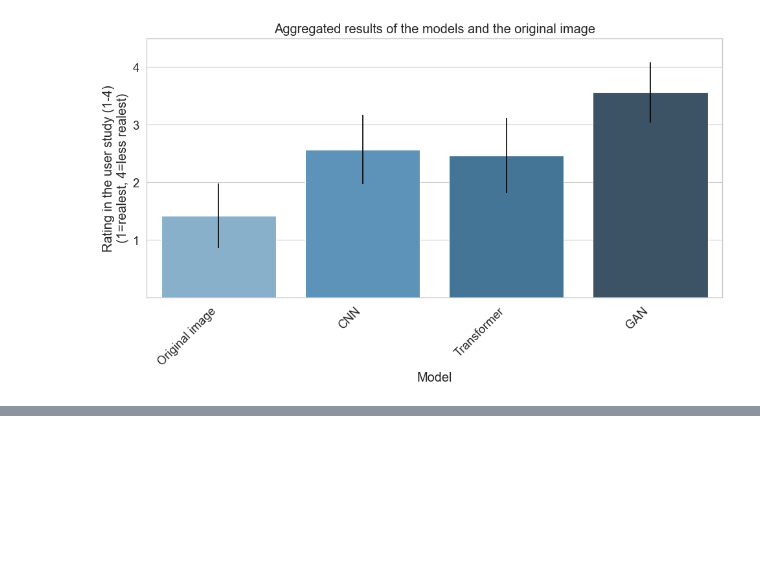
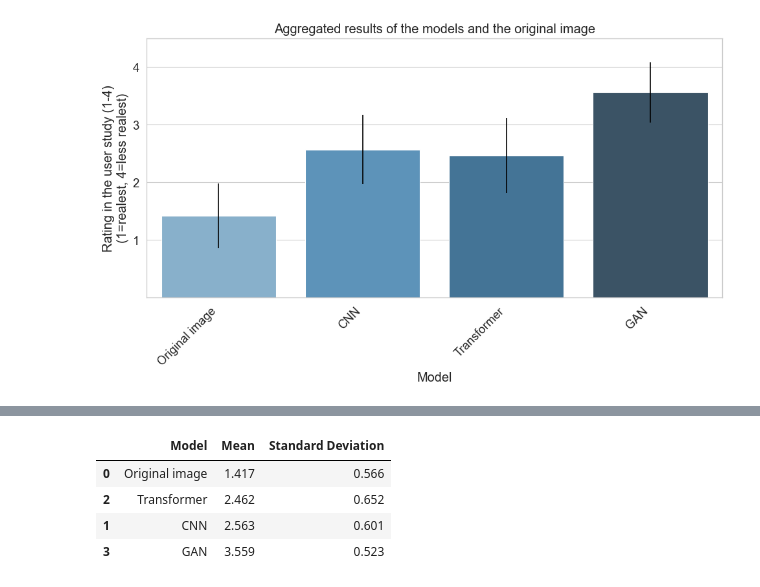
Before and after one commit to Denbergvanthijs/PatternRecognition, a Jupyter notebook: results.ipynb, the cells around one changed output, grey strips where cells are left out. Cells and saved outputs as stored; diff of their text form; code cells hidden in the pictures; blank space fills up the shorter version.

```diff
--- a/results.ipynb
+++ b/results.ipynb
@@ -124,0 +149,14 @@ plt.show()
+# %%
+# Make df of means and stds
+df_means = pd.DataFrame({"Model": models, "Mean": means, "Standard Deviation": stds})
+df_means.to_latex("./results/means.tex", float_format="{:0.3f}".format,
+                  caption="Means and standard deviations of the models.", label="tab:means", index=False)
+# Sort by mean
+df_means.sort_values(by="Mean", inplace=True)
+df_means
+# %% [output]
+|  | Model | Mean | Standard Deviation |
+| 0 | Original image | 1.417 | 0.566 |
+| 2 | Transformer | 2.462 | 0.652 |
+| 1 | CNN | 2.563 | 0.601 |
+| 3 | GAN | 3.559 | 0.523 |
```
Also changed, not shown: parts of 2 cells of this notebook, 2 other files.
